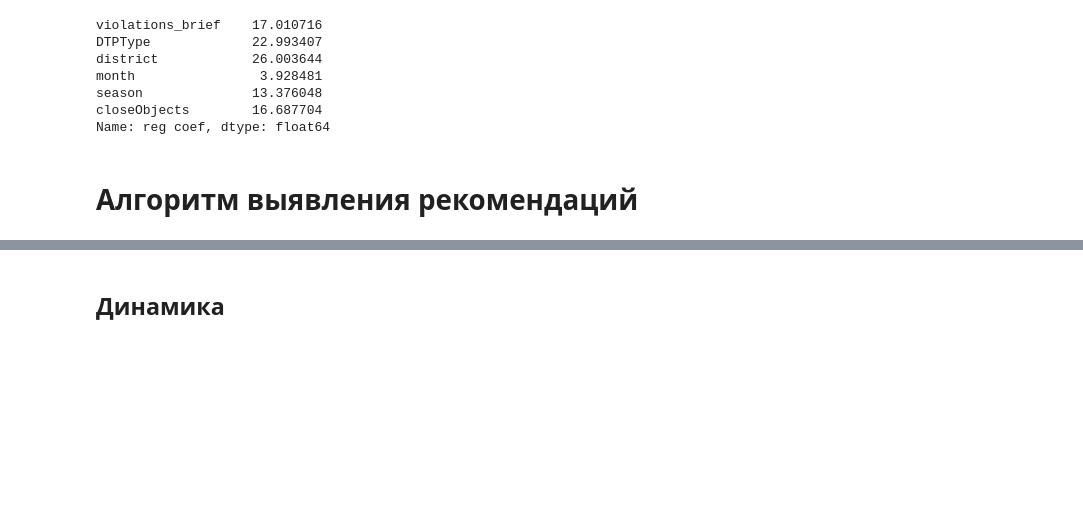
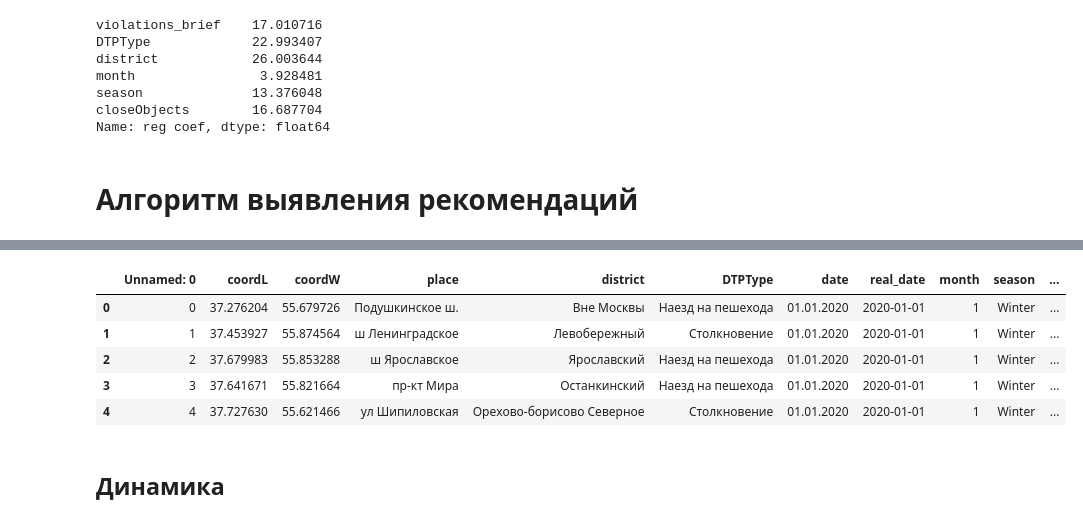
Before and after one commit to ovad4221/Accident_prediction_system, a Jupyter notebook: Analysis_ovad.ipynb, the cells around one changed output, grey strips where cells are left out. Cells and saved outputs as stored; diff of their text form; code cells hidden in the pictures; blank space fills up the shorter version.

```diff
--- a/Analysis_ovad.ipynb
+++ b/Analysis_ovad.ipynb
@@ -457,3 +457,5 @@ viol.head()
 | 2 | 2 | 2 | 37.623153 | 55.866787 | Юрловский пр-д | Отрадное | Наезд на пешехода | 01.01.2020 | 2020-01-01 | 1 | ... |
 | 3 | 3 | 3 | 37.588413 | 55.660576 | ул Болотниковская | Зюзино | Столкновение | 01.01.2020 | 2020-01-01 | 1 | ... |
 | 4 | 4 | 4 | 37.636467 | 55.805098 | пр-кт Мира | Алексеевский | Падение чего-либо | 01.01.2020 | 2020-01-01 | 1 | ... |
+# %%
+control = pd.read_excel('/content/drive/MyDrive/merge_preprocessing_dano/files/control_group.xlsx')
@@ -460,3 +465,12 @@ viol.head()
+# %%
+control.head()
+# %% [output]
+|  | Unnamed: 0 | coordL | coordW | place | district | DTPType | date | real_date | month | season | ... |
+| 0 | 0 | 37.276204 | 55.679726 | Подушкинское ш. | Вне Москвы | Наезд на пешехода | 01.01.2020 | 2020-01-01 | 1 | Winter | ... |
+| 1 | 1 | 37.453927 | 55.874564 | ш Ленинградское | Левобережный | Столкновение | 01.01.2020 | 2020-01-01 | 1 | Winter | ... |
+| 2 | 2 | 37.679983 | 55.853288 | ш Ярославское | Ярославский | Наезд на пешехода | 01.01.2020 | 2020-01-01 | 1 | Winter | ... |
+| 3 | 3 | 37.641671 | 55.821664 | пр-кт Мира | Останкинский | Наезд на пешехода | 01.01.2020 | 2020-01-01 | 1 | Winter | ... |
+| 4 | 4 | 37.727630 | 55.621466 | ул Шипиловская | Орехово-борисово Северное | Столкновение | 01.01.2020 | 2020-01-01 | 1 | Winter | ... |
 # %% [markdown]
 ## Динамика
 # %% [markdown]
```
Also changed, not shown: parts of 9 cells of this notebook.
